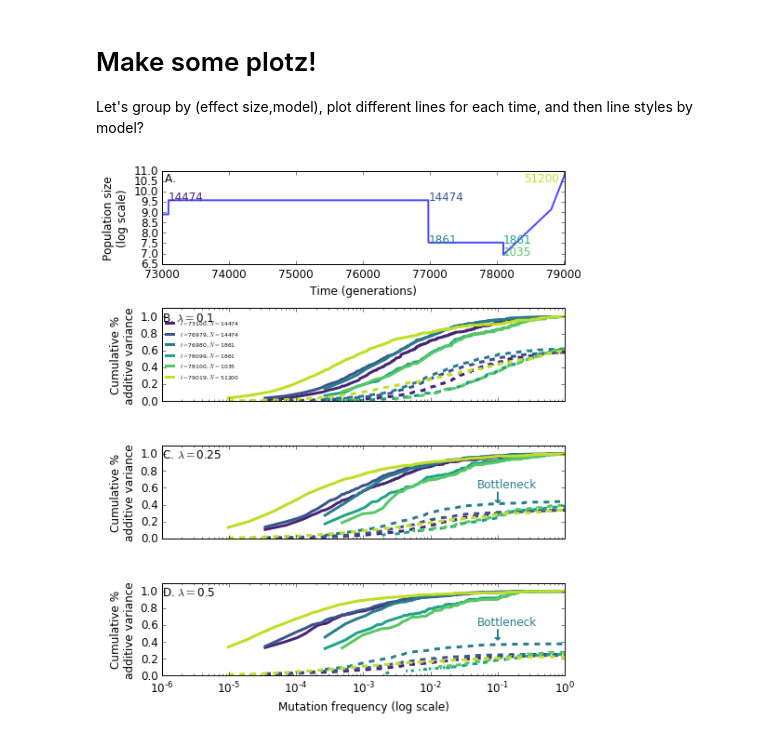
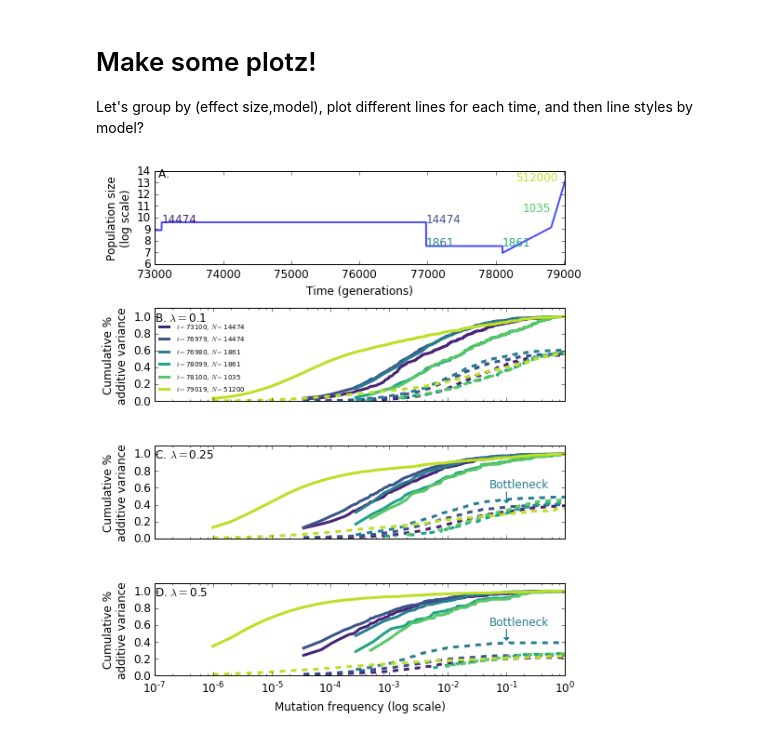
Before and after one commit to molpopgen/TennessenEAonly, a Jupyter notebook: CumVAplots.ipynb, the cells around one changed output. Drawn from its saved outputs; the diff is of its cells as text; code cells hidden in the pictures.

Commit message:
update notebook for VA plots

```diff
--- a/CumVAplots.ipynb
+++ b/CumVAplots.ipynb
@@ -42,6 +64,7 @@ BDFgbr=pd.concat(BDFgbr)
 # %%
 #collect additive data
 BDFadd=[]
+bigNadd=[]
 m='additive'
 for e in esizes:
     pattern=m+r'.lambda'+'{0:0.2}'.format(e)+'.VA.*.h5'
@@ -50,7 +73,14 @@ for e in esizes:
     df=process_files(files)
     df['esize']=[e]*len(df.index)
     BDFadd.append(df)
+
+    pattern = 'bigN/'+m+r'.lambda'+'{0:0.2}'.format(e)+'.VA.*.VA.gz'
+    files=glob.glob(pattern)
+    df=process_bigNfiles(files)
+    df['esize']=[e]*len(df.index)
+    bigNadd.append(df)
 BDFadd=pd.concat(BDFadd)
+bigNadd=pd.concat(bigNadd)
 # %%
 def plot_details(sfig,xi,e,gen,style,C,label=True):
     N=xi.N.unique()[0]
@@ -78,7 +108,7 @@ def plot_details(sfig,xi,e,gen,style,C,label=True):
 
 from tennessen import get_nlist
 
-def plotAddGBR(a,g):
+def plotAddGBR(a,g,biga,bigg):
     LT=['-','--',':']
     popsizes = get_nlist()
     #COLORS=['black','red','blue','purple','cyan','magenta']
@@ -97,7 +127,7 @@ def plotAddGBR(a,g):
     NFIG.set_xlabel("Time (generations)")
     NFIG.set_ylabel("Population size\n(log scale)")
     NFIG.set_xlim(73000,79019)
-    NFIG.text(73050,10.5,'A. ')
+    NFIG.text(73050,13.5,'A. ')
     #decorate the NFIG using the colors that we'll apply:
     UN=a.N.unique()
     UG=a.generation.unique()
@@ -109,6 +139,7 @@ def plotAddGBR(a,g):
             NFIG.text(row['generation'],np.log(row['N']),str(row['N']),color=COLORS[i])
         else:
             NFIG.text(78400,10.5,str(row['N']),color=COLORS[i])
+    NFIG.text(78291,13.14608,512000,color=COLORS[len(COLORS)-1])
     CI=0
     S=[S1,S2,S3]
     LABELS=['B. ','C. ','D. ']
@@ -125,10 +156,29 @@ def plotAddGBR(a,g):
                 CI=0
             else:
                 CI+=1
+        #Plot the N=512,000 case here
+        xi=biga[biga.esize==e]
+        GEN=79019
+        BIGN=51200
+        S[SI].semilogx(xi['p'],xi['adj.rsq'],
+                       label=r'$t = $'+str(GEN)+r', $N =$'+str(BIGN),
+                       #label=r'$t = $'+str(gen)+r', $N =$'+str(N),
+                    linestyle=LT[0],
+                    color=COLORS[CI],linewidth=3)
+        xi=bigg[bigg.esize==e]
+        S[SI].semilogx(xi['p'],xi['adj.rsq'].rename(''),
+                      #label=r'$t = $'+str(GEN)+r', $N =$'+str(BIGN),
+                       #label=r'$t = $'+str(gen)+r', $N =$'+str(N),
+                    linestyle=LT[1],
+                    color=COLORS[CI],linewidth=3)
+        if CI==len(COLORS)-1:
+            CI=0
+        else:
+            CI+=1
         if SI==0:
-            S[SI].legend(loc=(1e-6,0.2),prop={'size':6},frameon=False)#,title=LABELS[SI]+r'$\lambda = $'+'{0:0.2}'.format(e))
+            S[SI].legend(loc=(1e-6,0.05),prop={'size':7},frameon=False)#,title=LABELS[SI]+r'$\lambda = $'+'{0:0.2}'.format(e))
         #else:#plt.suptitle(
-        S[SI].text(1e-6,0.95,LABELS[SI]+r'$\lambda = $'+'{0:0.2}'.format(e))
+        S[SI].text(1e-7,0.95,LABELS[SI]+r'$\lambda = $'+'{0:0.2}'.format(e))
         S[SI].set_ylim(0,1.1)
         SI+=1
     plt.setp(S1.get_xticklabels(), visible=False)
@@ -144,6 +194,6 @@ def plotAddGBR(a,g):
     fig.savefig('TennessenVA.tif',dpi=600)
 # %%
 matplotlib.rcParams.update({'font.size': 12})
-plotAddGBR(BDFadd,BDFgbr)
+plotAddGBR(BDFadd,BDFgbr,bigNadd,bigNgbr)
 # %% [output]
-[figure, old version]
+[figure, new version]
```
Also changed, not shown: parts of 3 cells of this notebook.
